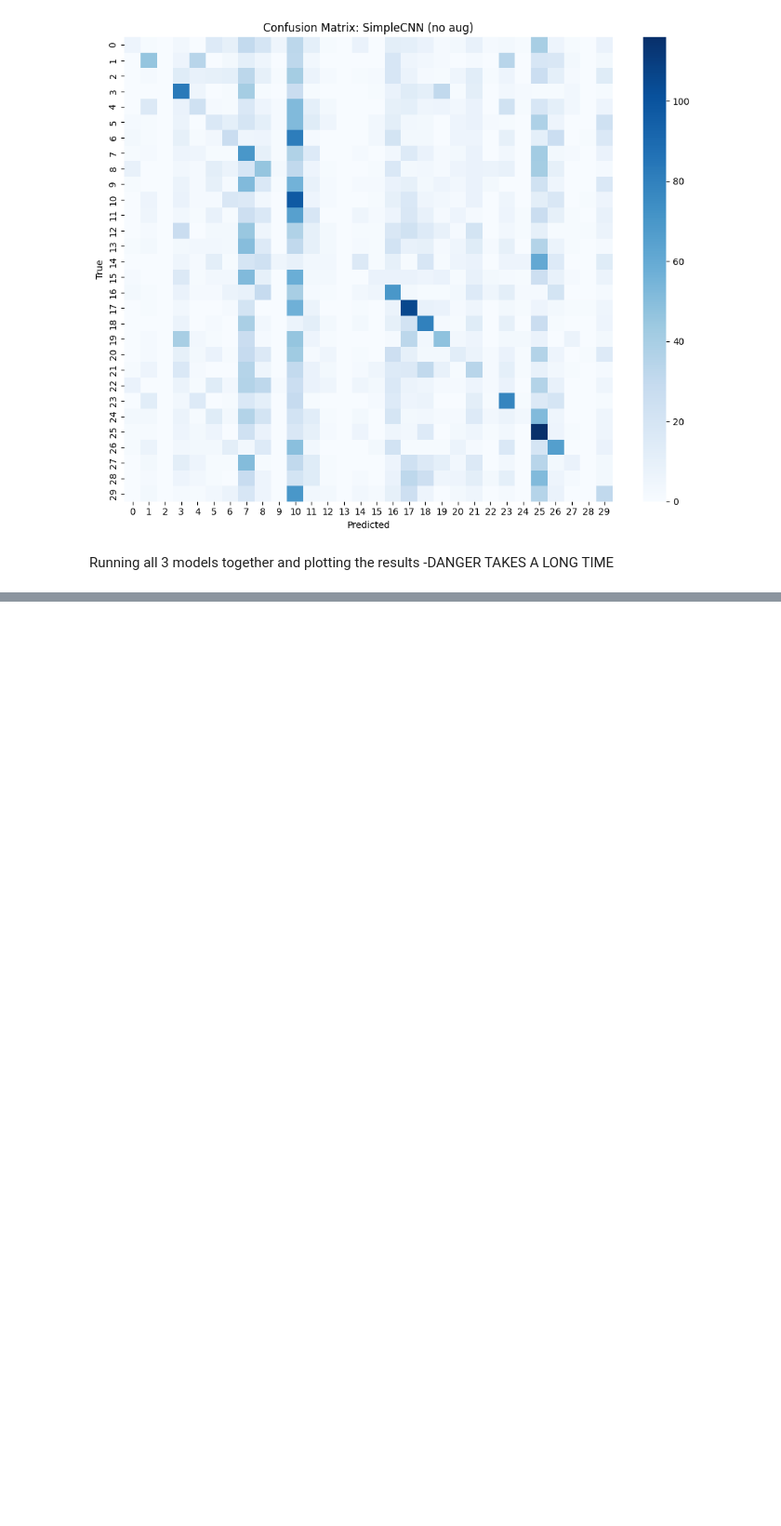
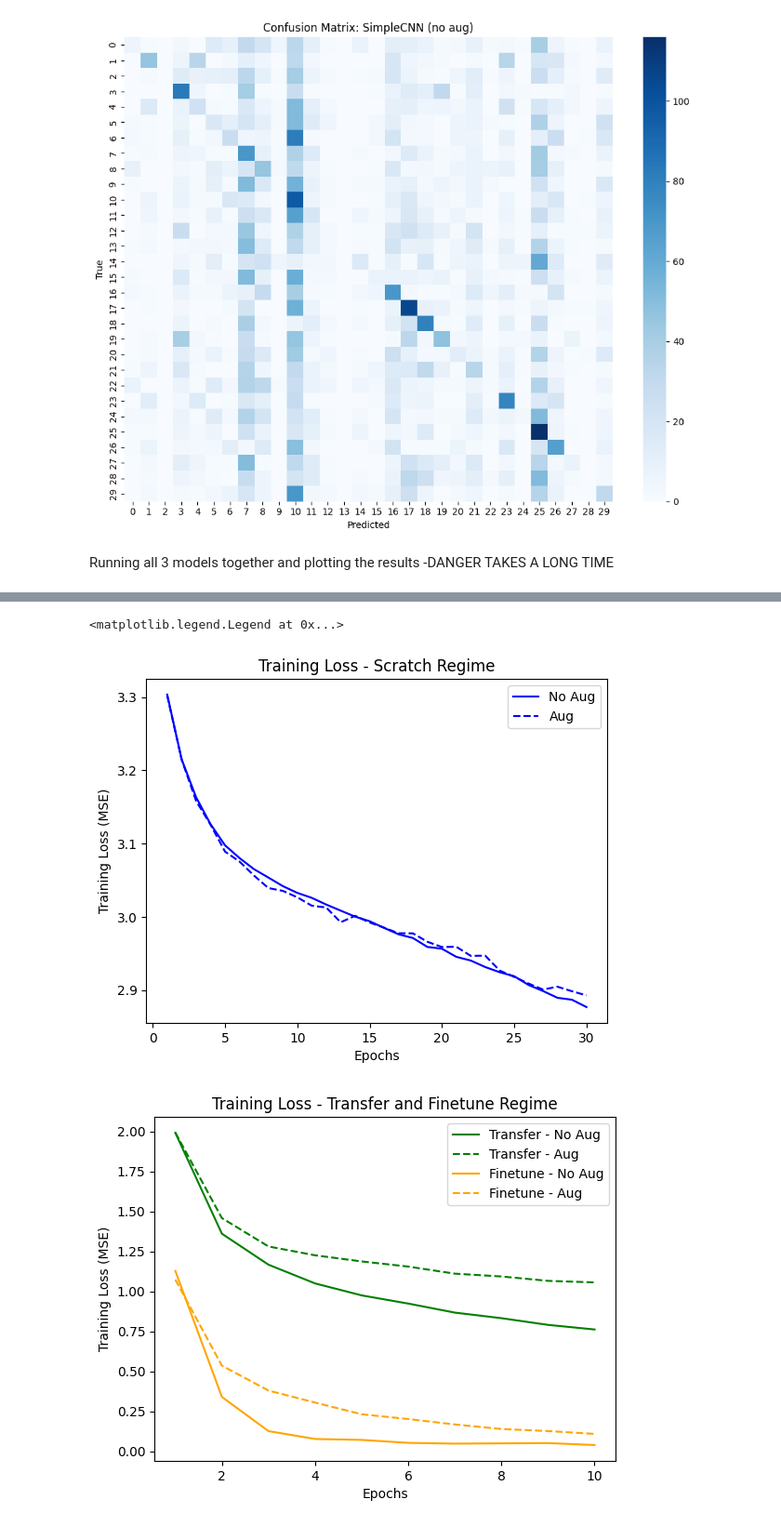
Before and after one commit to rasmus11423/Image_Classification_DL, a Jupyter notebook: 02_train_food101.ipynb, the cells around one changed output, grey strips where cells are left out. Shown: that part at 93% size. Saved outputs shown, nothing was run; the diff lists cells and outputs as text; code cells hidden in the pictures; blank space fills up the shorter version.

```diff
--- a/02_train_food101.ipynb
+++ b/02_train_food101.ipynb
@@ -379,0 +390,41 @@ Downloading: "https://download.pytorch.org/models/resnet50-11ad3fa6.pth" to /Use
+# %%
+# plotting training loss across epochs for each regime
+train_loss_scratch = {'noaug': [], 'aug': []}
+train_loss_transfer = {'noaug': [], 'aug': []}
+train_loss_finetune = {'noaug': [], 'aug': []}
+
+# scratch regime
+for i in range(30):
+    train_loss_scratch['noaug'].append(history_noaug['scratch'][i]['train_loss'])
+    train_loss_scratch['aug'].append(history_aug['scratch'][i]['train_loss'])
+
+# transfer and finetune regime
+for i in range(10):
+    train_loss_transfer['noaug'].append(history_noaug['transfer'][i]['train_loss'])
+    train_loss_transfer['aug'].append(history_aug['transfer'][i]['train_loss'])
+    train_loss_finetune['noaug'].append(history_noaug['finetune'][i]['train_loss'])
+    train_loss_finetune['aug'].append(history_aug['finetune'][i]['train_loss'])
+
+plt.figure(1) # Assigns a figure number for identification
+epochs = np.arange(30)+1
+plt.plot(epochs, train_loss_scratch['noaug'], color='blue')
+plt.plot(epochs, train_loss_scratch['aug'], color='blue', linestyle='--')
+plt.title('Training Loss - Scratch Regime')
+plt.xlabel('Epochs')
+plt.ylabel('Training Loss (MSE)')
+plt.legend(['No Aug', 'Aug'])
+
+plt.figure(2) # Assigns a figure number for identification
+epochs = np.arange(10)+1
+plt.plot(epochs, train_loss_transfer['noaug'], color='green')
+plt.plot(epochs, train_loss_transfer['aug'], color='green', linestyle='--')
+plt.plot(epochs, train_loss_finetune['noaug'], color='orange')
+plt.plot(epochs, train_loss_finetune['aug'], color='orange', linestyle='--')
+plt.title('Training Loss - Transfer and Finetune Regime')
+plt.xlabel('Epochs')
+plt.ylabel('Training Loss (MSE)')
+plt.legend(['Transfer - No Aug', 'Transfer - Aug', 'Finetune - No Aug', 'Finetune - Aug'])
+# %% [output]
+<matplotlib.legend.Legend at 0x...>
+[figure, added]
+[figure, added]
```
Also changed, not shown: parts of 5 cells of this notebook.
